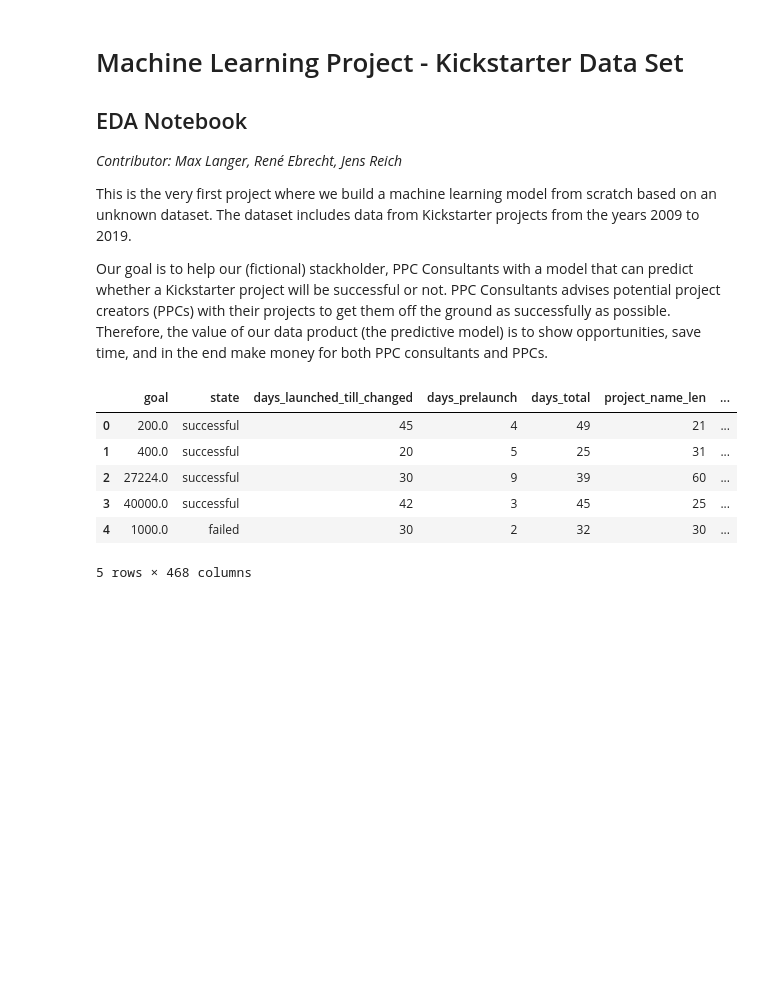
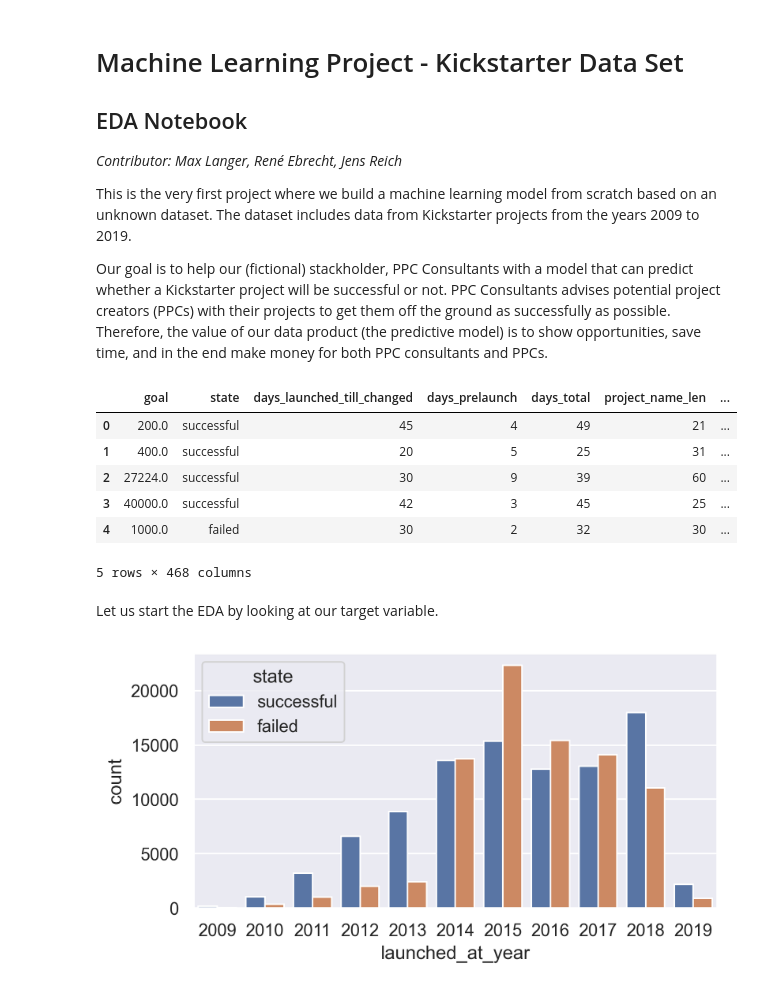
Before and after one commit to reneebrecht/ds-ml-project-kickstarter, a Jupyter notebook: EDA_max.ipynb, the cells around one changed output. Drawn from its saved outputs; the diff is of its cells as text; code cells hidden in the pictures; blank space fills up the shorter version.

Commit message:
Started EDA.

```diff
--- a/EDA_max.ipynb
+++ b/EDA_max.ipynb
@@ -30,6 +34,6 @@ from scripts.data_cleaning import (
 df = read_all_csvs()
 # %%
 # Clean the data
-df = clean_data(df)
+df_clean = clean_data(df)
 # %%
 # Get a look at the data frame
@@ -42,3 +46,28 @@ df.head()
 | 3 | 40000.0 | successful | 42 | 3 | 45 | 25 | ... |
 | 4 | 1000.0 | failed | 30 | 2 | 32 | 30 | ... |
 5 rows × 468 columns
+# %%
+sns.set_theme(context='notebook', style='darkgrid')
+# For the image quality of the graphic.
+sns.set(rc={"figure.dpi":300})
+# For the size of the graphics
+sns.set(rc = {"figure.figsize":(6,3)})
+# %% [markdown]
+Let us start the EDA by looking at our target variable.
+# %%
+# Remove the duplicates
+df.drop_duplicates(subset='id', inplace=True)
+# Drop all columns with more than 50% of the observations missing
+df = df[[column for column in df if df[column].count() / len(df) >= 0.5]]
+# Convert the time columns to datetime types
+df = convert_to_datetime(df, ['created_at', 'state_changed_at', 'deadline', 'launched_at'])
+# Clean the target variable
+df = clean_target(df)
+# %%
+# Get the years, months and days as separate columns
+df_year_split = get_year_month_day(df, ['created_at', 'state_changed_at', 'deadline', 'launched_at'])
+# %%
+# Plot the amount of successful and failed projects over the years.
+sns.countplot(data=df_year_split, x='launched_at_year', hue='state');
+# %% [output]
+[figure, added]
```
Also changed, not shown: parts of 6 cells of this notebook, 2 other files.
